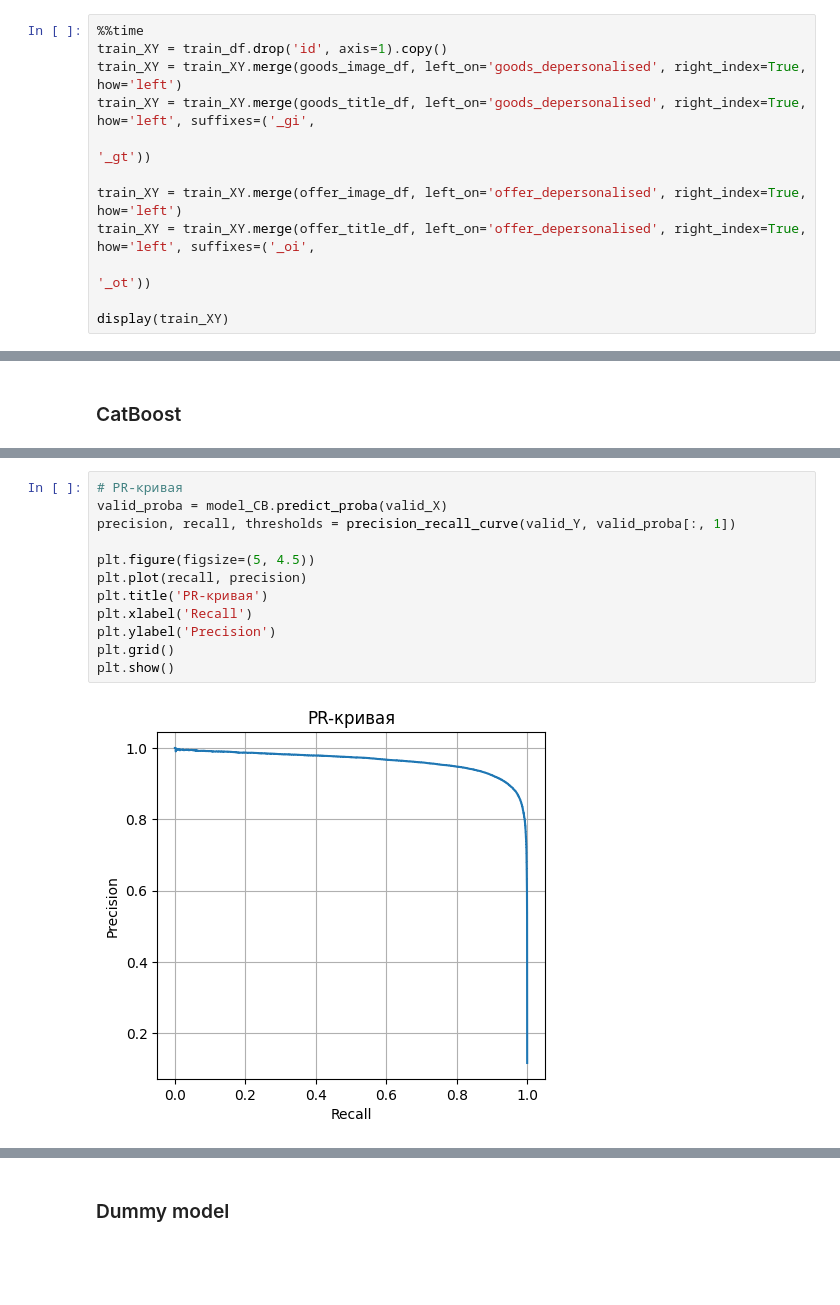
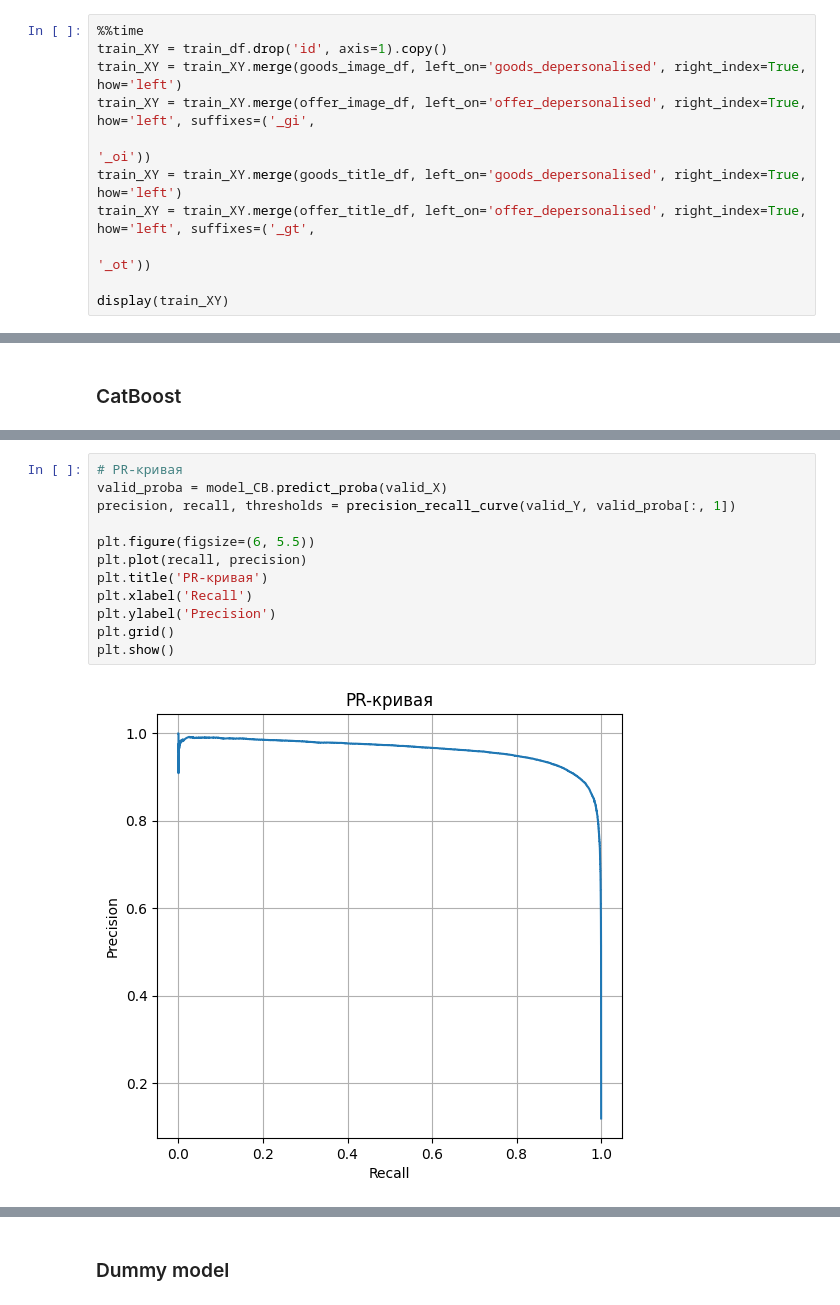
Before and after one commit to Danspers/Samokat.tech-Matching, a Jupyter notebook: Samokat.tech-Matching.ipynb, the cells around one changed output, grey strips where cells are left out. Saved outputs shown, nothing was run; the diff lists cells and outputs as text; blank space fills up the shorter version.

```diff
--- a/Samokat.tech-Matching.ipynb
+++ b/Samokat.tech-Matching.ipynb
@@ -814,11 +921,10 @@ After:  457585
 %%time
 train_XY = train_df.drop('id', axis=1).copy()
 train_XY = train_XY.merge(goods_image_df, left_on='goods_depersonalised', right_index=True, how='left')
-train_XY = train_XY.merge(goods_title_df, left_on='goods_depersonalised', right_index=True, how='left', suffixes=('_gi',
-                                                                                                                  '_gt'))
-
-train_XY = train_XY.merge(offer_image_df, left_on='offer_depersonalised', right_index=True, how='left')
-train_XY = train_XY.merge(offer_title_df, left_on='offer_depersonalised', right_index=True, how='left', suffixes=('_oi',
+train_XY = train_XY.merge(offer_image_df, left_on='offer_depersonalised', right_index=True, how='left', suffixes=('_gi',
+                                                                                                                  '_oi'))
+train_XY = train_XY.merge(goods_title_df, left_on='goods_depersonalised', right_index=True, how='left')
+train_XY = train_XY.merge(offer_title_df, left_on='offer_depersonalised', right_index=True, how='left', suffixes=('_gt',
                                                                                                                   '_ot'))
 
 display(train_XY)
@@ -995,14 +1104,14 @@ F1: 0.92158
 # %%
 # PR-кривая
 valid_proba = model_CB.predict_proba(valid_X)
 precision, recall, thresholds = precision_recall_curve(valid_Y, valid_proba[:, 1])
 
-plt.figure(figsize=(5, 4.5))
+plt.figure(figsize=(6, 5.5))
 plt.plot(recall, precision)
 plt.title('PR-кривая')
 plt.xlabel('Recall')
 plt.ylabel('Precision')
 plt.grid()
 plt.show()
 # %% [output]
-[figure, old version]
+[figure, new version]
```
Also changed, not shown: parts of 34 cells of this notebook.
